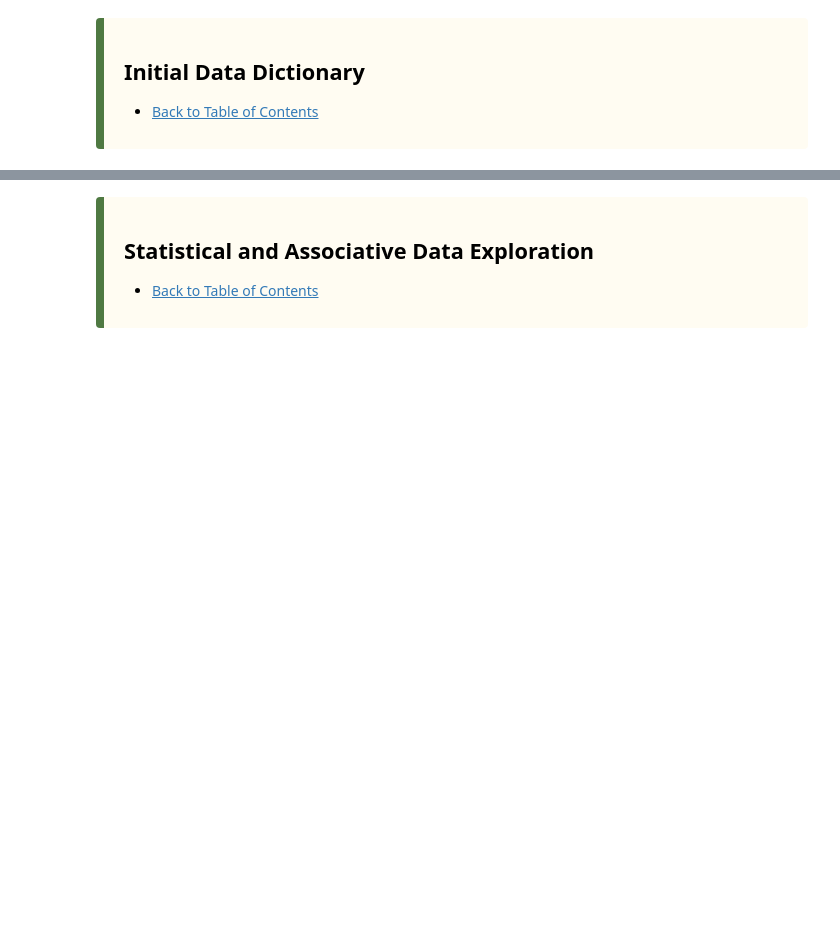
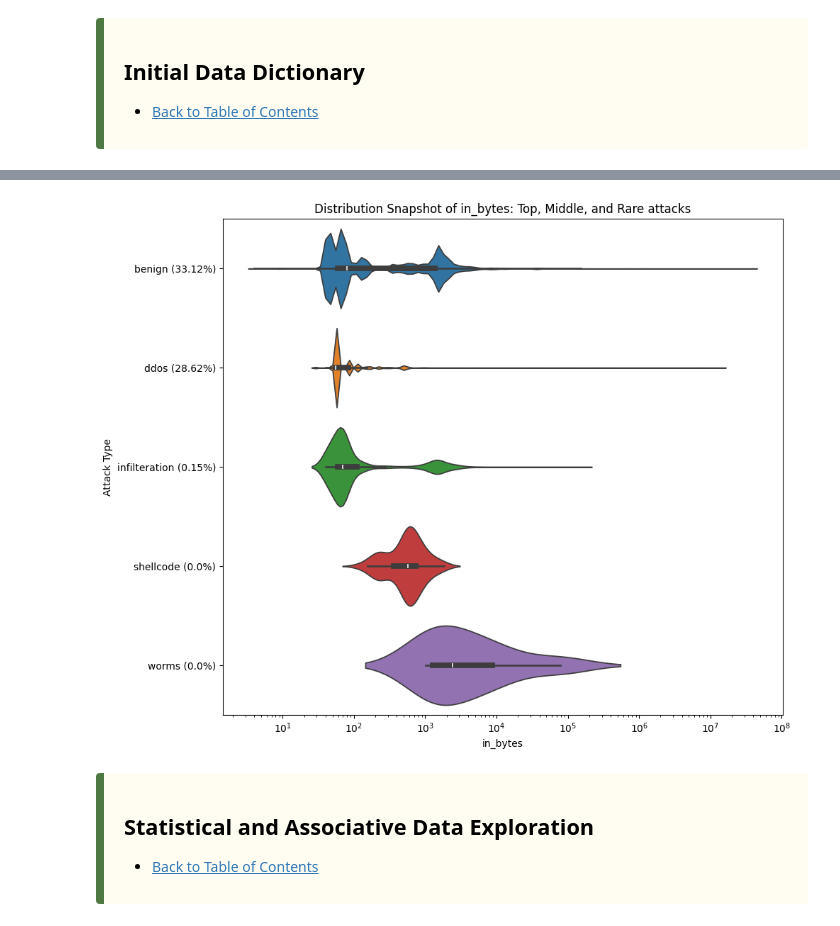
Before and after one commit to JaredWood-DU/COMP3703, a Jupyter notebook: final/explore_normal_data.ipynb, the cells around one changed output, grey strips where cells are left out. Cells and saved outputs as stored; diff of their text form; code cells hidden in the pictures; blank space fills up the shorter version.

```diff
--- a/final/explore_normal_data.ipynb
+++ b/final/explore_normal_data.ipynb
@@ -104,3 +168,7 @@ df.head(1)
+# %%
+eND.vis_numerical(df, 'in_bytes')
+# %% [output]
+[figure, added]
 # %% [markdown]
 <div style="
     padding: 15px 20px;
```
Also changed, not shown: parts of 6 cells of this notebook, 1 other file.
